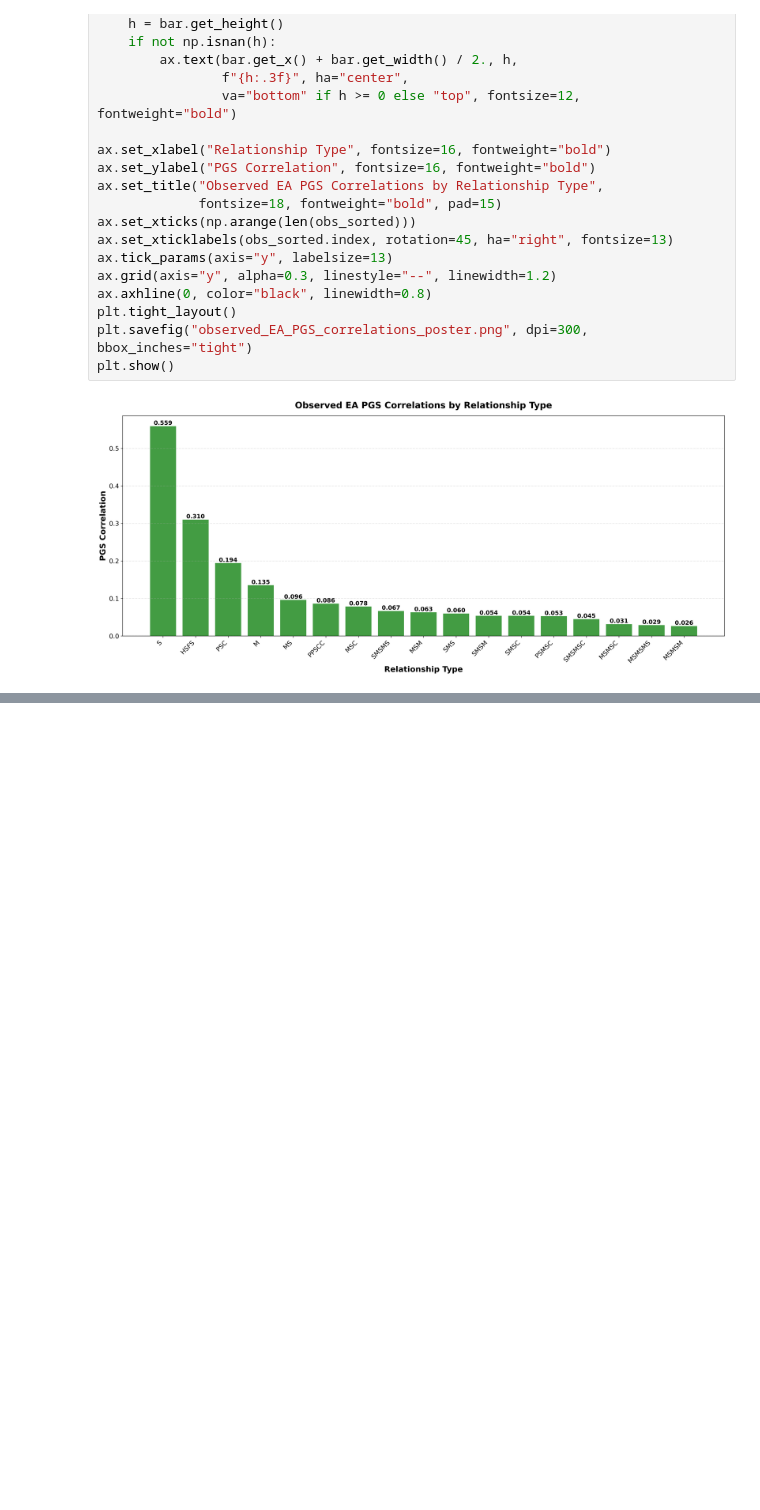
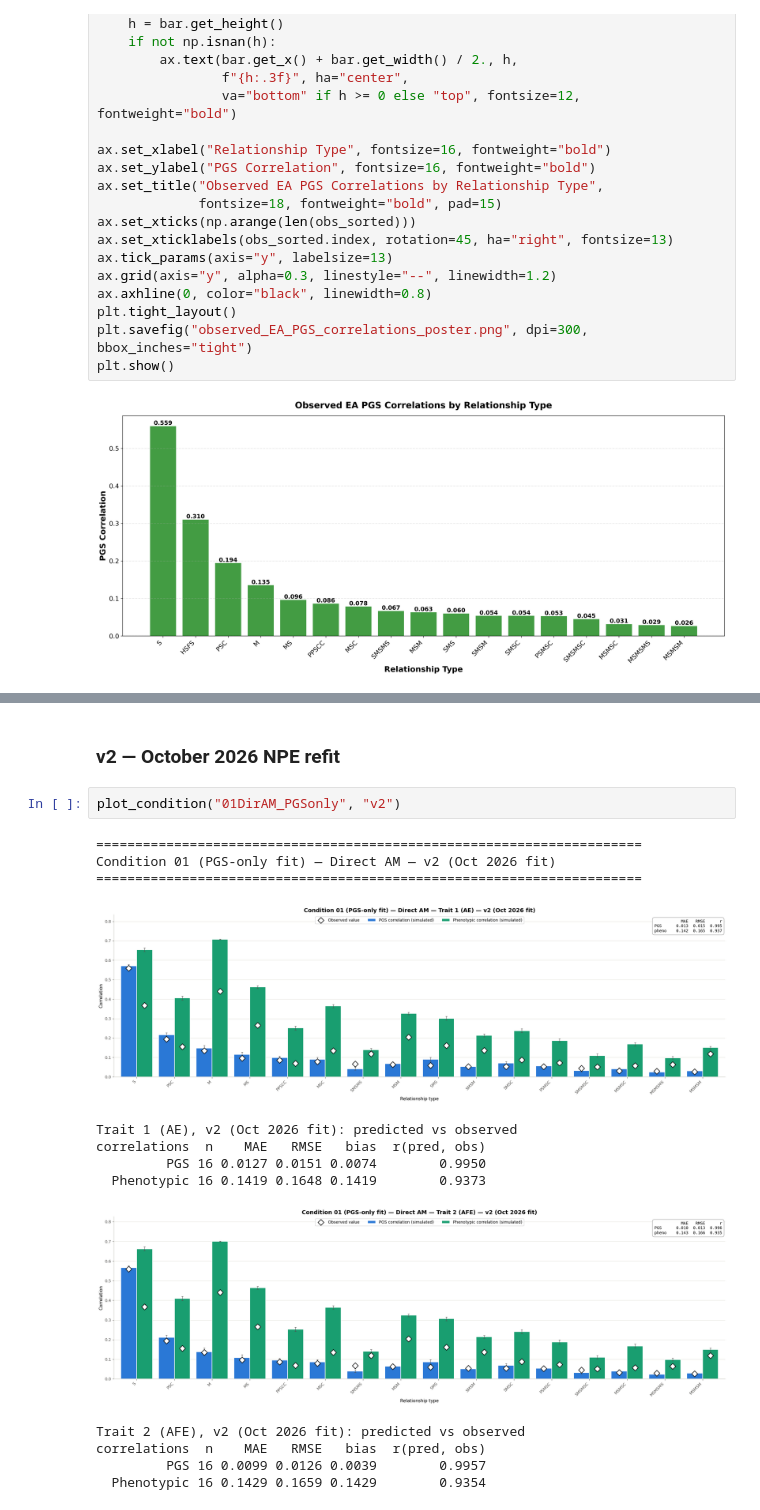
Before and after one commit to Xuanyu-Lyu/PGS_Cor_Relative, a Jupyter notebook: Scripts/nn_NPE/Analysis_NPE.ipynb, the cells around one changed output, grey strips where cells are left out. Saved outputs shown, nothing was run; the diff lists cells and outputs as text; blank space fills up the shorter version.

```diff
--- a/Scripts/nn_NPE/Analysis_NPE.ipynb
+++ b/Scripts/nn_NPE/Analysis_NPE.ipynb
@@ -437,0 +357,18 @@ Condition 05 (v2, PGS-only fit) — AM Migration, no VT
+# %% [markdown]
+### v2 — October 2026 NPE refit
+# %%
+plot_condition("01DirAM_PGSonly", "v2")
+# %% [output]
+======================================================================
+Condition 01 (PGS-only fit) — Direct AM — v2 (Oct 2026 fit)
+======================================================================
+[figure, added]
+Trait 1 (AE), v2 (Oct 2026 fit): predicted vs observed
+correlations  n    MAE   RMSE   bias  r(pred, obs)
+         PGS 16 0.0127 0.0151 0.0074        0.9950
+  Phenotypic 16 0.1419 0.1648 0.1419        0.9373
+[figure, added]
+Trait 2 (AFE), v2 (Oct 2026 fit): predicted vs observed
+correlations  n    MAE   RMSE   bias  r(pred, obs)
+         PGS 16 0.0099 0.0126 0.0039        0.9957
+  Phenotypic 16 0.1429 0.1659 0.1429        0.9354
```
Also changed, not shown: parts of 65 cells of this notebook, 16 other files.
